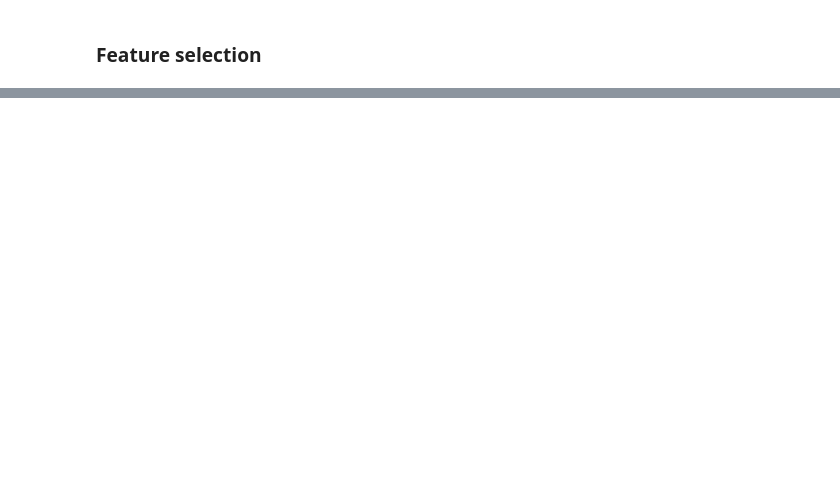
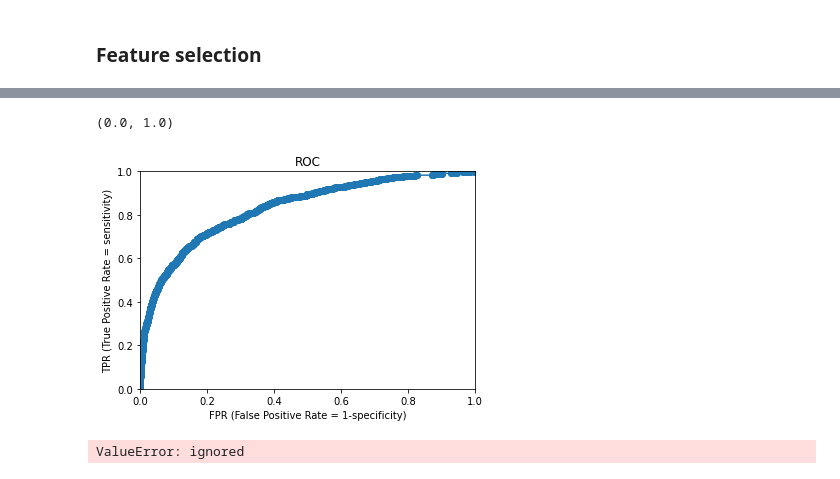
Before and after one commit to orbenishay/Classification, a Jupyter notebook: Toxic_comments_classification.ipynb, the cells around one changed output, grey strips where cells are left out. Cells and saved outputs as stored; diff of their text form; code cells hidden in the pictures; blank space fills up the shorter version.

```diff
--- a/Toxic_comments_classification.ipynb
+++ b/Toxic_comments_classification.ipynb
@@ -649,3 +663,5 @@ Models
+# %%
+class_weight = {0: 0.2}
 # %%
 from sklearn.linear_model import LogisticRegression
 y_train.toxic = pd.DataFrame(y_train.toxic)
@@ -677,0 +715,8 @@ classifier_pred.get_params(X_processed)
+# %%
+y = y_train.toxic
+scores = clf.predict_proba(X_processed)[:, 1]
+# %%
+from sklearn.metrics import roc_curve, roc_auc_score
+fpr, tpr, thresholds = roc_curve(y, scores)
+res = pd.DataFrame({'FPR': fpr, 'TPR': tpr, 'Threshold': thresholds})
+res[['TPR', 'FPR', 'Threshold']][::100]
@@ -677,0 +741,14 @@ classifier_pred.get_params(X_processed)
+# %%
+plt.plot(fpr, tpr, '-o')
+plt.title('ROC')
+plt.xlabel('FPR (False Positive Rate = 1-specificity)')
+plt.ylabel('TPR (True Positive Rate = sensitivity)')
+plt.xlim([0, 1])
+plt.ylim([0, 1])
+# %% [output]
+(0.0, 1.0)
+[figure, added]
+# %%
+roc_auc_score(y=='Toxic', scores)
+# %% [output]
+ValueError: ignored
```
Also changed, not shown: parts of 33 cells of this notebook.
